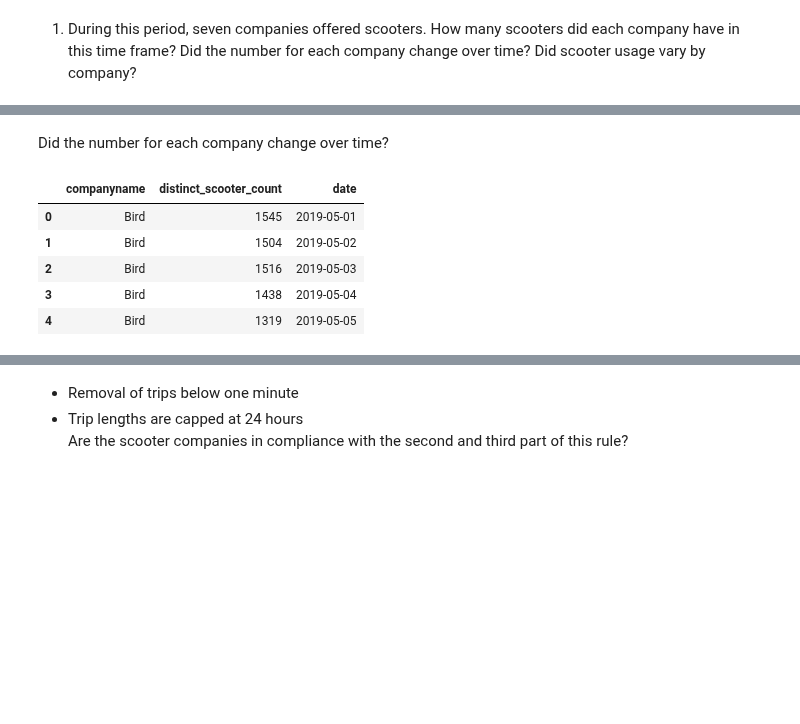
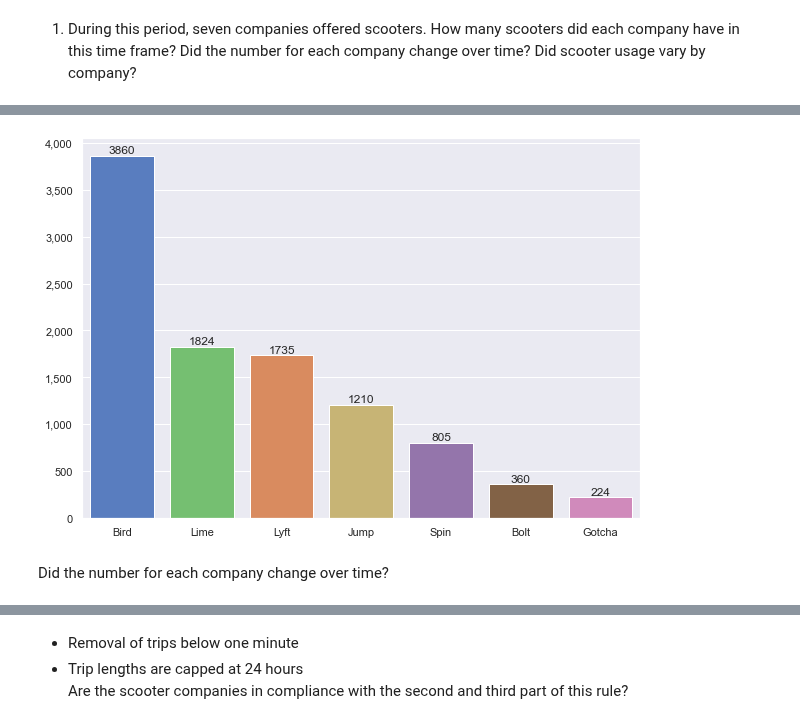
Before and after one commit to NSS-Data-Analytics-Cohort-10/scooters-group-2, a Jupyter notebook: notebooks/scooters-counts.ipynb, the cells around one changed output, grey strips where cells are left out. Drawn from its saved outputs; the diff is of its cells as text; code cells hidden in the pictures; blank space fills up the shorter version.

Commit message:
omg finally got that graph to work

```diff
--- a/notebooks/scooters-counts.ipynb
+++ b/notebooks/scooters-counts.ipynb
@@ -296,14 +296,14 @@ pd.read_sql(company_trip, con = engine)
 # %% [markdown]
 1. During this period, seven companies offered scooters. How many scooters did each company have in this time frame? Did the number for each company change over time? Did scooter usage vary by company?
 # %%
-# #Q1A
-# #creating a query to count individual scooters and their companies
+#Q1A
+#creating a query to count individual scooters and their companies
 
-# scooters_per_comp = '''
-# SELECT COUNT(DISTINCT sumdid) as scooter_count, companyname
-# FROM scooters
-# WHERE sumdid != 'bicycle'
-# GROUP BY companyname
-# '''
-# scooters_per_comp = pd.read_sql(scooters_per_comp, con = engine)
+scooters_per_comp = '''
+SELECT COUNT(DISTINCT sumdid) as scooter_count, companyname
+FROM scooters
+WHERE sumdid != 'bicycle'
+GROUP BY companyname
+'''
+scooters_per_comp = pd.read_sql(scooters_per_comp, con = engine)
 # %%
@@ -311,7 +318,7 @@ pd.read_sql(company_trip, con = engine)
 # %%
 #sorting the counts to display better
 
-# scooters_per_comp = scooters_per_comp.sort_values('scooter_count', ascending = False)
+scooters_per_comp = scooters_per_comp.sort_values('scooter_count', ascending = False)
 # %%
 #palette to define company colors
 
@@ -319,37 +326,39 @@ new_palette={'Bird':'#4878d0', 'Lime':'#6acc64', 'Lyft':'#ee854a','Jump':'#d5bb6
 # %%
 # print(sns.color_palette("muted").as_hex())
 # %%
-# # set plot style: grey grid in the background:
-# sns.set(style="darkgrid")
+# set plot style: grey grid in the background:
+sns.set(style="darkgrid")
 
-# # Set the figure size
-# plt.figure(figsize=(10, 7))
+# Set the figure size
+plt.figure(figsize=(10, 7))
 
-# #set palette
-# #sns.set_palette("new_palette")
+#set palette
+#sns.set_palette("new_palette")
 
-# # plot a bar chart
-# ax = sns.barplot(
-#     x=scooters_per_comp["companyname"],
-#     y=scooters_per_comp['scooter_count'],
-#     data=scooters_per_comp,
-# #   estimator=sum,
-#     ci=None,
-#     palette = new_palette
-#     )
-# ax.bar_label(ax.containers[0])
+# plot a bar chart
+ax = sns.barplot(
+    x=scooters_per_comp["companyname"],
+    y=scooters_per_comp['scooter_count'],
+    data=scooters_per_comp,
+#   estimator=sum,
+    ci=None,
+    palette = new_palette
+    )
+ax.bar_label(ax.containers[0])
 
-# ax.get_yaxis().set_major_formatter(mpl.ticker.StrMethodFormatter('{x:,.0f}'))
+ax.get_yaxis().set_major_formatter(mpl.ticker.StrMethodFormatter('{x:,.0f}'))
 
-# ax.set(title=None)
-# ax.set(xlabel=None)
-# ax.set(ylabel=None)
+ax.set(title=None)
+ax.set(xlabel=None)
+ax.set(ylabel=None)
 
-# # plt.title('Number of Scooters per Comapny')
-# # plt.xlabel("Scooter Company")
-# # plt.ylabel("Scooter Count")
+# plt.title('Number of Scooters per Comapny')
+# plt.xlabel("Scooter Company")
+# plt.ylabel("Scooter Count")
 
 
-# plt.savefig('Number of Scooters per Company')
+plt.savefig('Number of Scooters per Company')
+# %% [output]
+[figure, added]
 # %% [markdown]
 Did the number for each company change over time?
@@ -373,9 +364,0 @@ scooters_company = pd.read_sql(query_scooters_company, con = engine)
-# %%
-scooters_per_company2.head()
-# %% [output]
-|  | companyname | distinct_scooter_count | date |
-| 0 | Bird | 1545 | 2019-05-01 |
-| 1 | Bird | 1504 | 2019-05-02 |
-| 2 | Bird | 1516 | 2019-05-03 |
-| 3 | Bird | 1438 | 2019-05-04 |
-| 4 | Bird | 1319 | 2019-05-05 |
```
Also changed, not shown: parts of 24 cells of this notebook, 3 other files.
